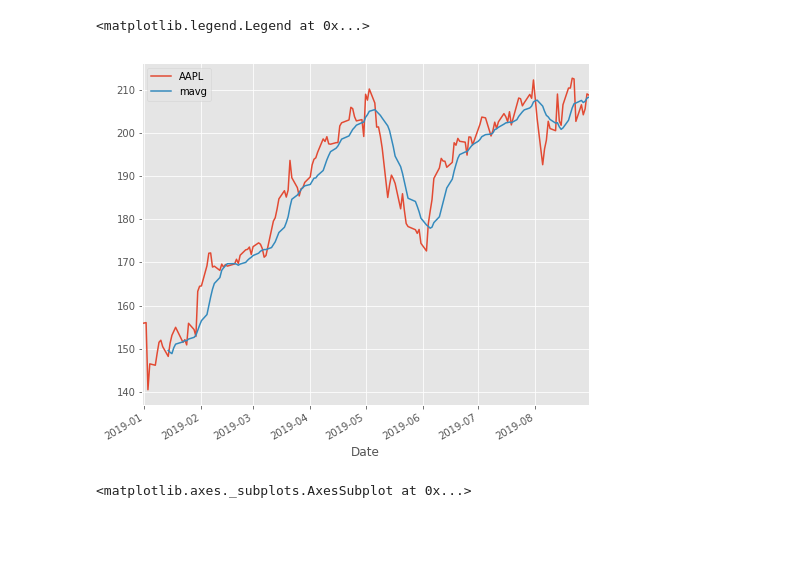
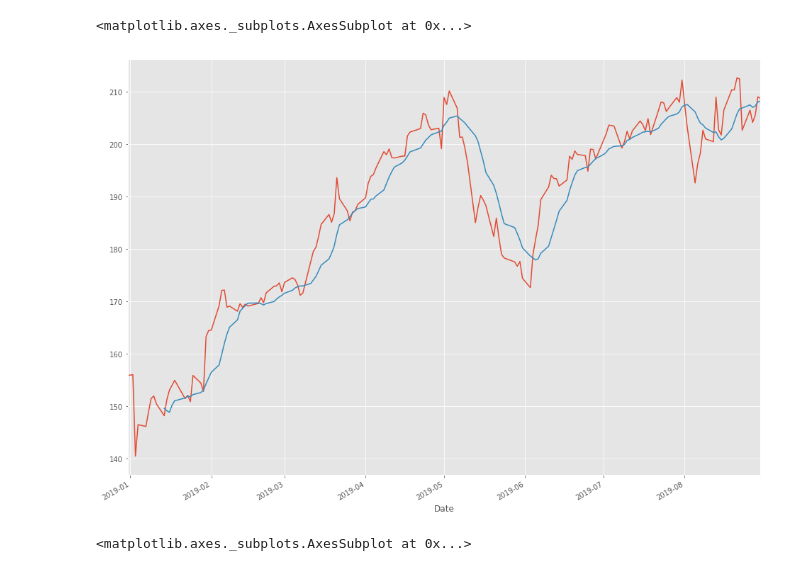
Before and after one commit to wcheungnet/ScikitLearnPrediction, a Jupyter notebook: StockPrediction.ipynb, the cells around one changed output. Cells and saved outputs as stored; diff of their text form; code cells hidden in the pictures; blank space fills up the shorter version.

```diff
--- a/StockPrediction.ipynb
+++ b/StockPrediction.ipynb
@@ -20,22 +21,20 @@ mavg = close_px.rolling(window=10).mean()
 # %%
 %matplotlib inline
 import matplotlib.pyplot as plt
 from matplotlib import style
 
 # Adjusting the size of matplotlib
 import matplotlib as mpl
-mpl.rc('figure', figsize=(8, 7))
-mpl.__version__
+mpl.rc('figure', figsize=(16, 12))
 
 # Adjusting the style of matplotlib
 style.use('ggplot')
 
 close_px.plot(label='AAPL')
 mavg.plot(label='mavg')
-plt.legend()
 # %% [output]
-<matplotlib.legend.Legend at 0x...>
+<matplotlib.axes._subplots.AxesSubplot at 0x...>
-[figure, old version]
+[figure, new version]
 # %%
 rets = close_px / close_px.shift(1) - 1
 rets.plot(label='return')
```
Also changed, not shown: parts of 8 cells of this notebook, 1 other file.
